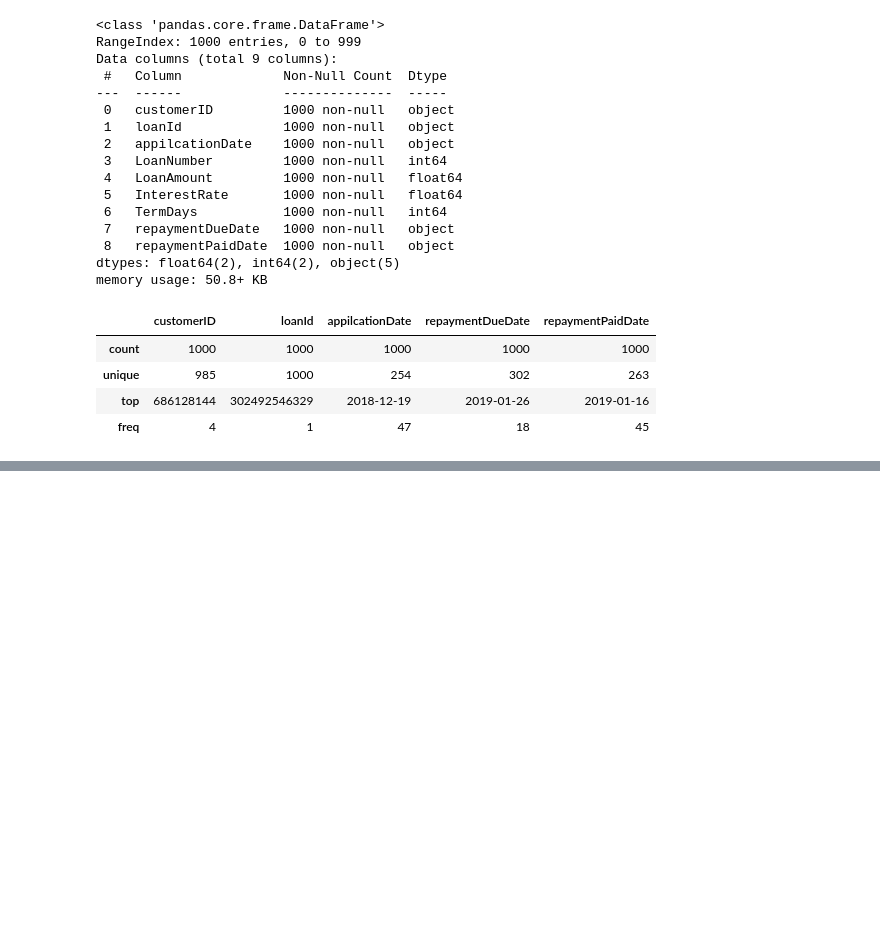
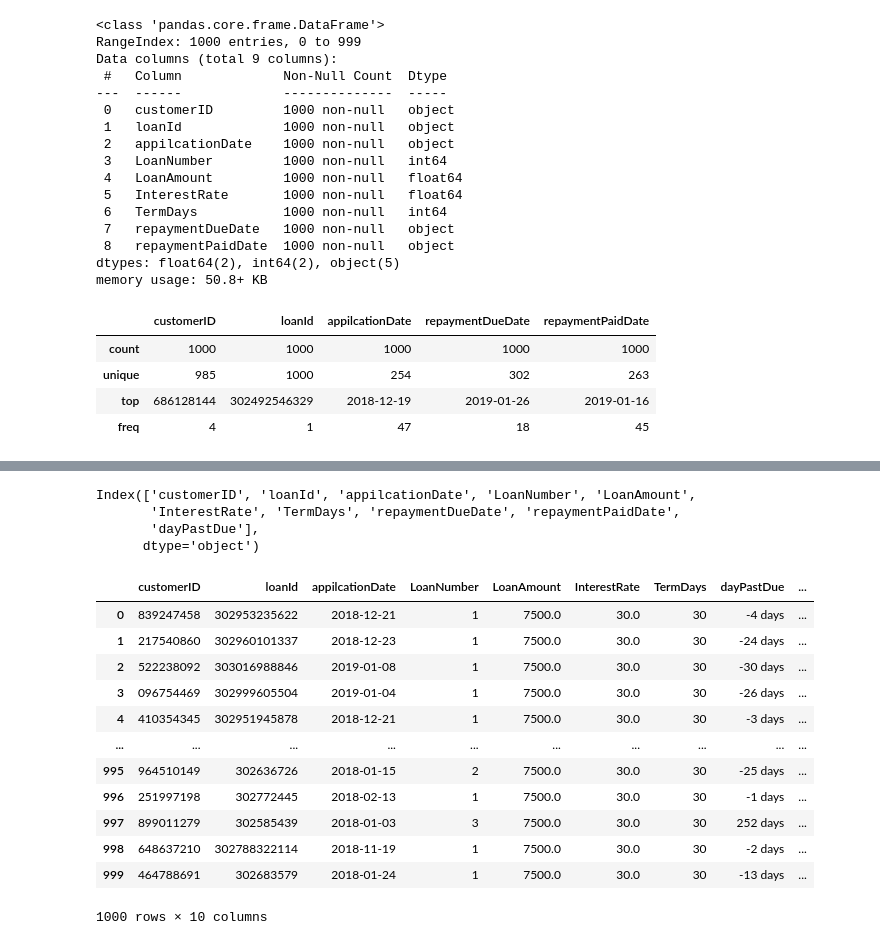
Before and after one commit to dtekluva/cohort3b8wd, a Jupyter notebook: davinchi/Jupyter/vinchy_pandas.ipynb, the cells around one changed output, grey strips where cells are left out. Saved outputs shown, nothing was run; the diff lists cells and outputs as text; code cells hidden in the pictures; blank space fills up the shorter version.

```diff
--- a/davinchi/Jupyter/vinchy_pandas.ipynb
+++ b/davinchi/Jupyter/vinchy_pandas.ipynb
@@ -174,0 +211,4 @@ data.describe(include = ["O"])
+# %%
+r_due_date = new_data["repaymentDueDate"].astype("datetime64")
+# %%
+new_data["repaymentDueDate"] = r_due_date
@@ -174,0 +234,2 @@ data.describe(include = ["O"])
+# %%
+new_data["dayPastDue"] = new_data["repaymentPaidDate"] - new_data["repaymentDueDate"]
@@ -174,0 +252,27 @@ data.describe(include = ["O"])
+# %%
+new_data.columns
+# %% [output]
+Index(['customerID', 'loanId', 'appilcationDate', 'LoanNumber', 'LoanAmount',
+       'InterestRate', 'TermDays', 'repaymentDueDate', 'repaymentPaidDate',
+       'dayPastDue'],
+      dtype='object')
+# %%
+new_data = new_data[['customerID', 'loanId', 'appilcationDate', 'LoanNumber', 'LoanAmount',
+       'InterestRate', 'TermDays', 'dayPastDue', 'repaymentDueDate', 'repaymentPaidDate',
+       ]]
+# %%
+new_data
+# %% [output]
+|  | customerID | loanId | appilcationDate | LoanNumber | LoanAmount | InterestRate | TermDays | dayPastDue | ... |
+| 0 | 839247458 | 302953235622 | 2018-12-21 | 1 | 7500.0 | 30.0 | 30 | -4 days | ... |
+| 1 | 217540860 | 302960101337 | 2018-12-23 | 1 | 7500.0 | 30.0 | 30 | -24 days | ... |
+| 2 | 522238092 | 303016988846 | 2019-01-08 | 1 | 7500.0 | 30.0 | 30 | -30 days | ... |
+| 3 | 096754469 | 302999605504 | 2019-01-04 | 1 | 7500.0 | 30.0 | 30 | -26 days | ... |
+| 4 | 410354345 | 302951945878 | 2018-12-21 | 1 | 7500.0 | 30.0 | 30 | -3 days | ... |
+| ... | ... | ... | ... | ... | ... | ... | ... | ... | ... |
+| 995 | 964510149 | 302636726 | 2018-01-15 | 2 | 7500.0 | 30.0 | 30 | -25 days | ... |
+| 996 | 251997198 | 302772445 | 2018-02-13 | 1 | 7500.0 | 30.0 | 30 | -1 days | ... |
+| 997 | 899011279 | 302585439 | 2018-01-03 | 3 | 7500.0 | 30.0 | 30 | 252 days | ... |
+| 998 | 648637210 | 302788322114 | 2018-11-19 | 1 | 7500.0 | 30.0 | 30 | -2 days | ... |
+| 999 | 464788691 | 302683579 | 2018-01-24 | 1 | 7500.0 | 30.0 | 30 | -13 days | ... |
+1000 rows × 10 columns
```
Also changed, not shown: parts of 14 cells of this notebook.
